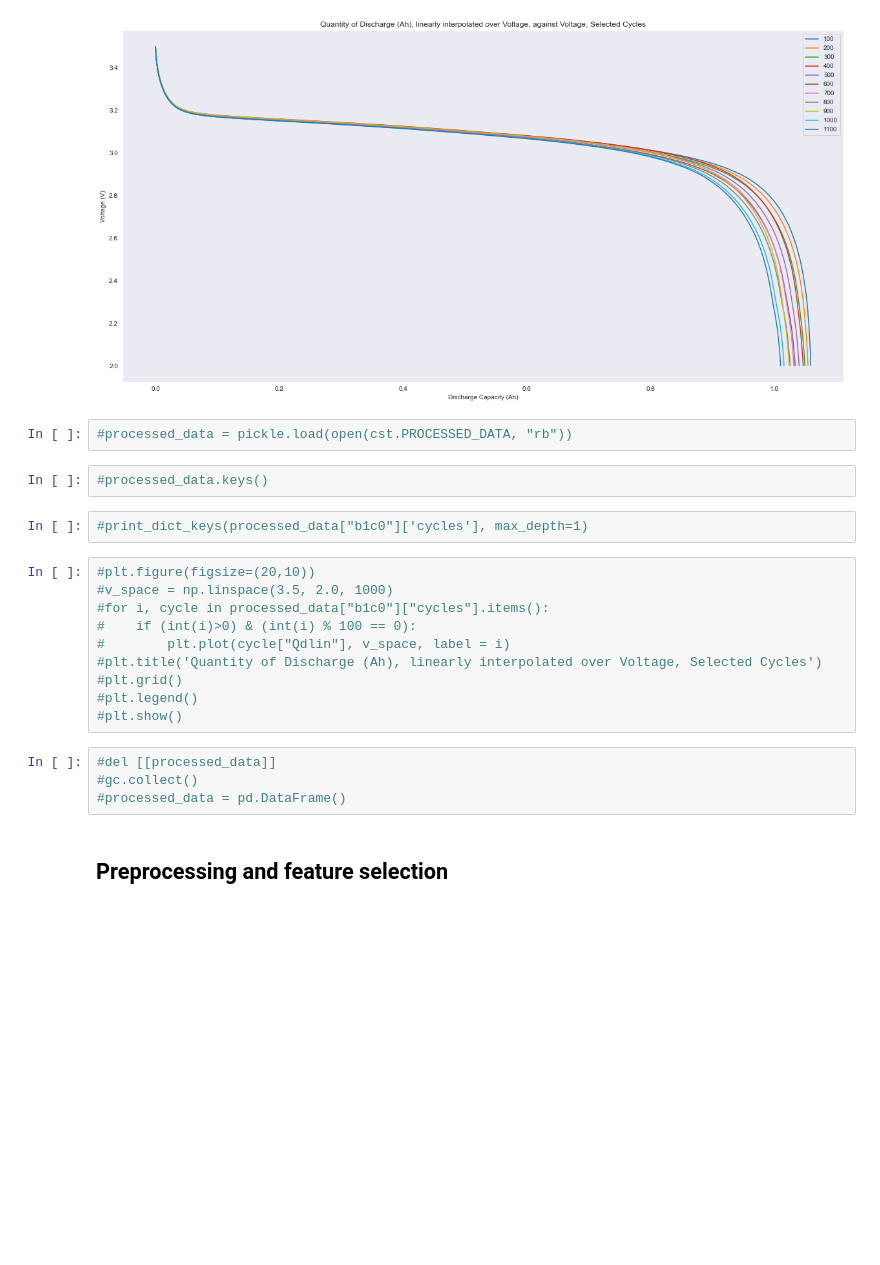
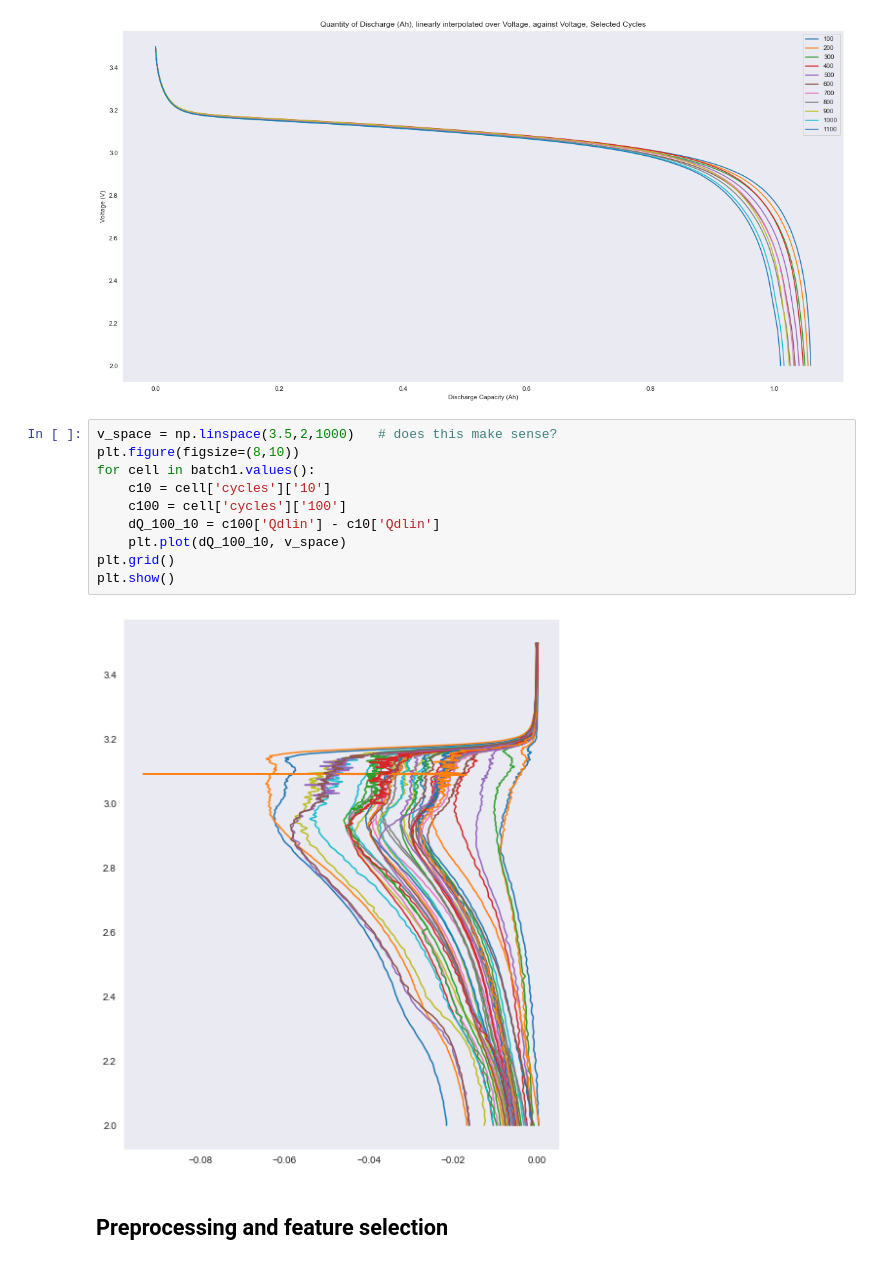
Before and after one commit to LourensWalters/battery-cycle-life, a Jupyter notebook: src/notebooks/Data exploration.ipynb, the cells around one changed output. Drawn from its saved outputs; the diff is of its cells as text; blank space fills up the shorter version.

```diff
--- a/src/notebooks/Data exploration.ipynb
+++ b/src/notebooks/Data exploration.ipynb
@@ -267,26 +170,18 @@ plt.legend()
 plt.show()
 # %% [output]
 [figure]
-# %%
-#processed_data = pickle.load(open(cst.PROCESSED_DATA, "rb"))
-# %%
-#processed_data.keys()
-# %%
-#print_dict_keys(processed_data["b1c0"]['cycles'], max_depth=1)
-# %%
-#plt.figure(figsize=(20,10))
-#v_space = np.linspace(3.5, 2.0, 1000)
-#for i, cycle in processed_data["b1c0"]["cycles"].items():
-#    if (int(i)>0) & (int(i) % 100 == 0):
-#        plt.plot(cycle["Qdlin"], v_space, label = i)
-#plt.title('Quantity of Discharge (Ah), linearly interpolated over Voltage, Selected Cycles')
-#plt.grid()
-#plt.legend()
-#plt.show()
-# %%
-#del [[processed_data]]
-#gc.collect()
-#processed_data = pd.DataFrame()
+# %%
+v_space = np.linspace(3.5,2,1000)   # does this make sense?
+plt.figure(figsize=(8,10))
+for cell in batch1.values():
+    c10 = cell['cycles']['10']
+    c100 = cell['cycles']['100']
+    dQ_100_10 = c100['Qdlin'] - c10['Qdlin']
+    plt.plot(dQ_100_10, v_space)
+plt.grid()
+plt.show()
+# %% [output]
+[figure, added]
 # %% [markdown]
 ## Preprocessing and feature selection
 # %% [markdown]
```
Also changed, not shown: parts of 22 cells of this notebook, 4 other files.
